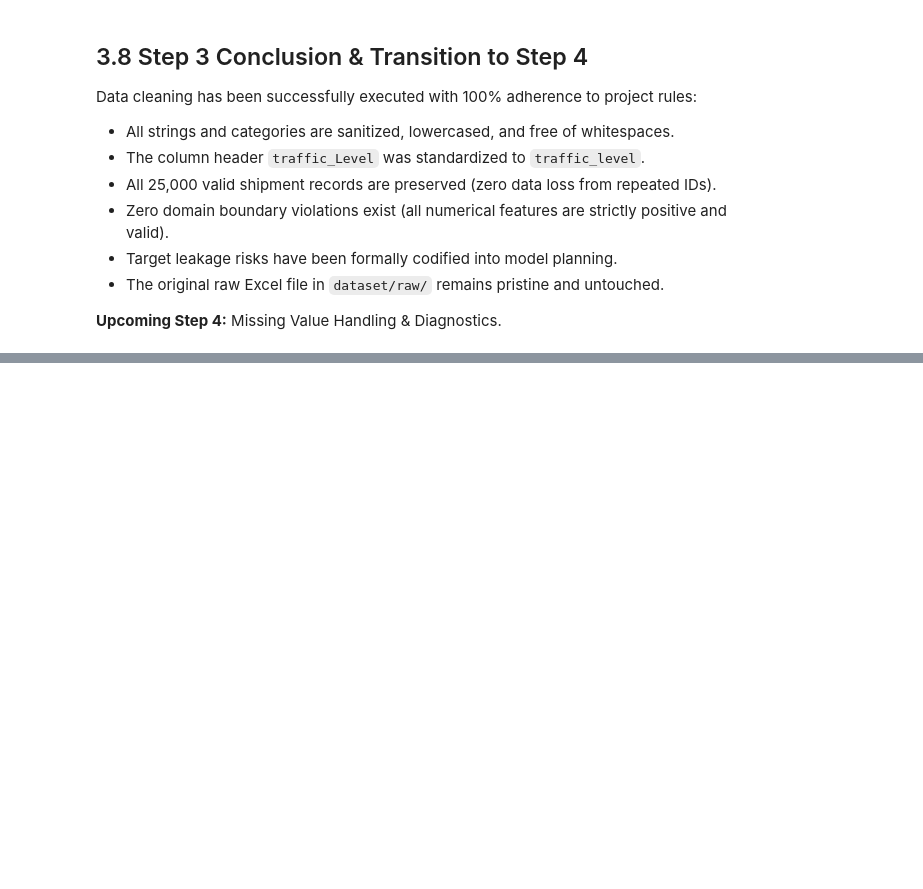
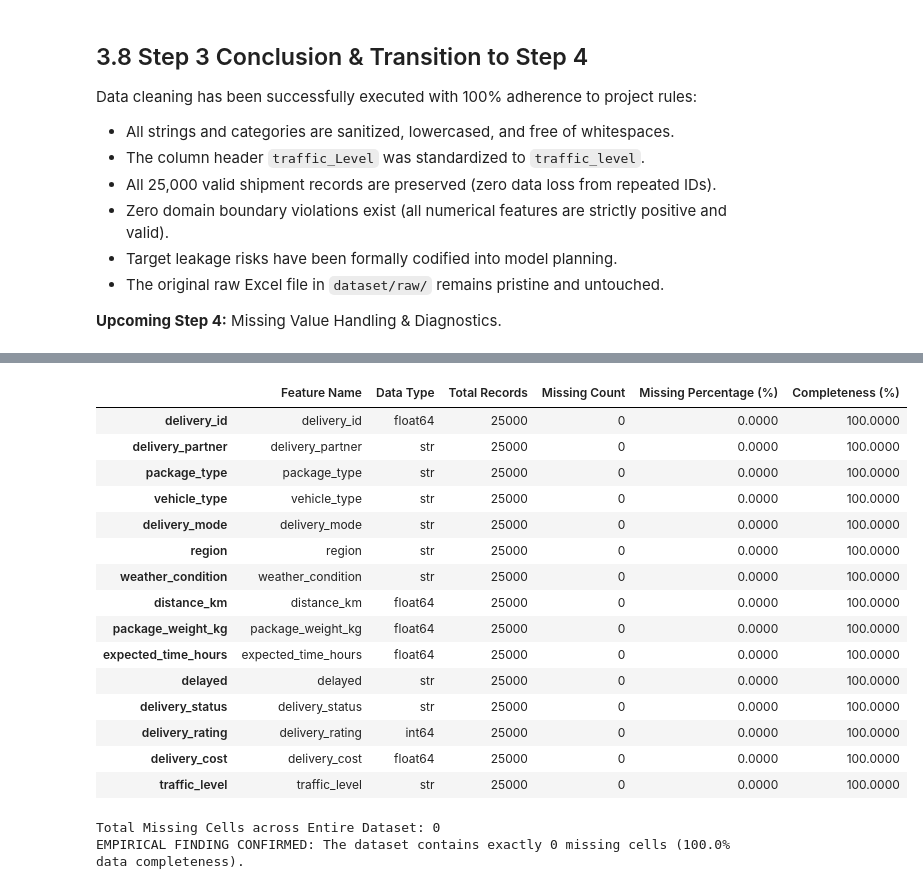
Before and after one commit to madhavanj8148/Logistics-Data-Analytics, a Jupyter notebook: notebooks/Week2_Data_Preprocessing.ipynb, the cells around one changed output, grey strips where cells are left out. Drawn from its saved outputs; the diff is of its cells as text; code cells hidden in the pictures; blank space fills up the shorter version.

```diff
--- a/notebooks/Week2_Data_Preprocessing.ipynb
+++ b/notebooks/Week2_Data_Preprocessing.ipynb
@@ -746,0 +765,40 @@ Data cleaning has been successfully executed with 100% adherence to project rule
+# %%
+# 4.1 Missing Value Diagnostic Audit
+missing_counts = df_cleaned.isnull().sum()
+missing_percentages = (missing_counts / len(df_cleaned)) * 100
+completeness_rates = 100.0 - missing_percentages
+
+audit_df = pd.DataFrame({
+    'Feature Name': df_cleaned.columns,
+    'Data Type': df_cleaned.dtypes.astype(str),
+    'Total Records': len(df_cleaned),
+    'Missing Count': missing_counts.values,
+    'Missing Percentage (%)': missing_percentages.values,
+    'Completeness (%)': completeness_rates.values
+})
+
+display(audit_df)
+
+total_nulls = missing_counts.sum()
+print(f"Total Missing Cells across Entire Dataset: {total_nulls}")
+assert total_nulls == 0, "Missing cells detected!"
+print("EMPIRICAL FINDING CONFIRMED: The dataset contains exactly 0 missing cells (100.0% data completeness).")
+# %% [output]
+|  | Feature Name | Data Type | Total Records | Missing Count | Missing Percentage (%) | Completeness (%) |
+| delivery_id | delivery_id | float64 | 25000 | 0 | 0.0000 | 100.0000 |
+| delivery_partner | delivery_partner | str | 25000 | 0 | 0.0000 | 100.0000 |
+| package_type | package_type | str | 25000 | 0 | 0.0000 | 100.0000 |
+| vehicle_type | vehicle_type | str | 25000 | 0 | 0.0000 | 100.0000 |
+| delivery_mode | delivery_mode | str | 25000 | 0 | 0.0000 | 100.0000 |
+| region | region | str | 25000 | 0 | 0.0000 | 100.0000 |
+| weather_condition | weather_condition | str | 25000 | 0 | 0.0000 | 100.0000 |
+| distance_km | distance_km | float64 | 25000 | 0 | 0.0000 | 100.0000 |
+| package_weight_kg | package_weight_kg | float64 | 25000 | 0 | 0.0000 | 100.0000 |
+| expected_time_hours | expected_time_hours | float64 | 25000 | 0 | 0.0000 | 100.0000 |
+| delayed | delayed | str | 25000 | 0 | 0.0000 | 100.0000 |
+| delivery_status | delivery_status | str | 25000 | 0 | 0.0000 | 100.0000 |
+| delivery_rating | delivery_rating | int64 | 25000 | 0 | 0.0000 | 100.0000 |
+| delivery_cost | delivery_cost | float64 | 25000 | 0 | 0.0000 | 100.0000 |
+| traffic_level | traffic_level | str | 25000 | 0 | 0.0000 | 100.0000 |
+Total Missing Cells across Entire Dataset: 0
+EMPIRICAL FINDING CONFIRMED: The dataset contains exactly 0 missing cells (100.0% data completeness).
```
Also changed, not shown: parts of 9 cells of this notebook, 5 other files.
